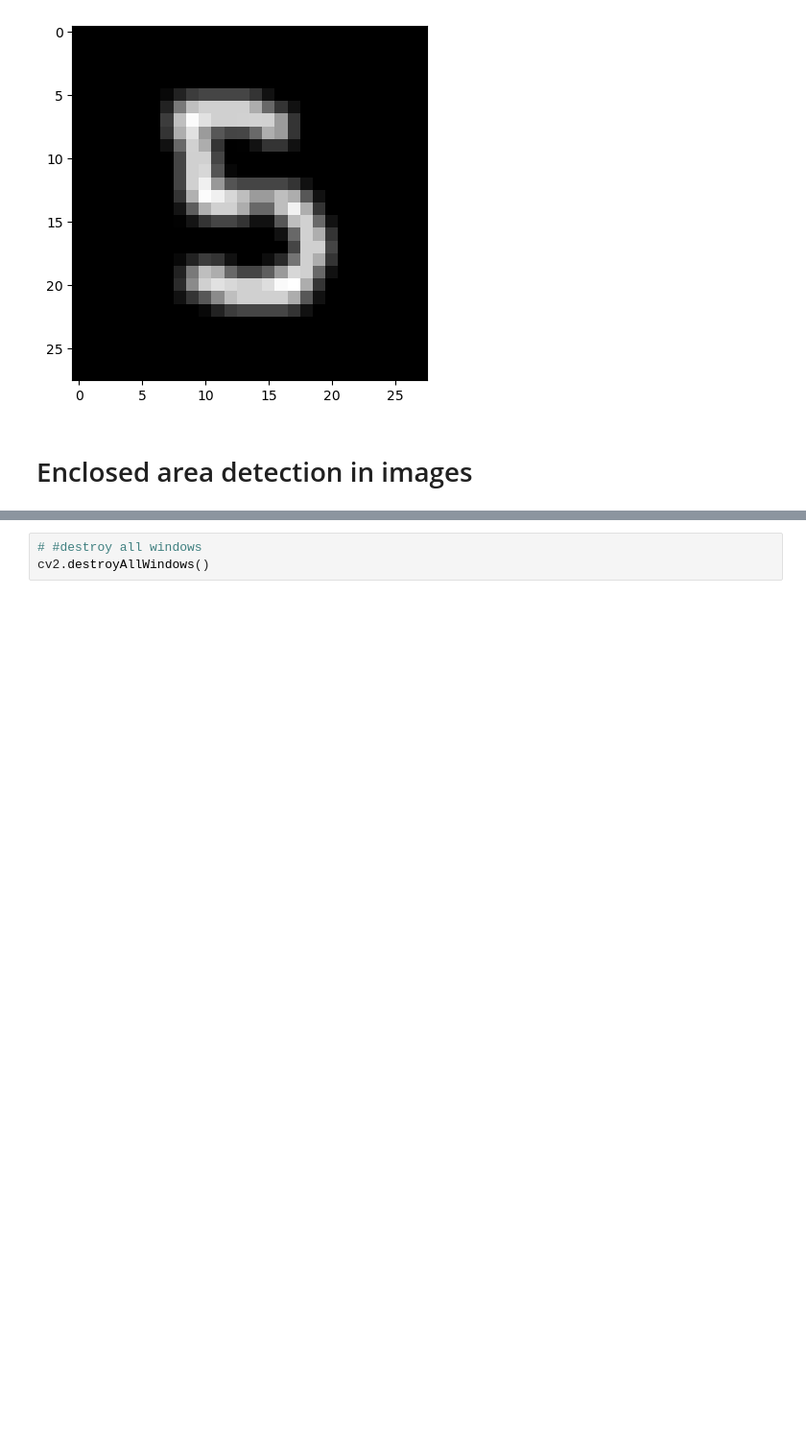
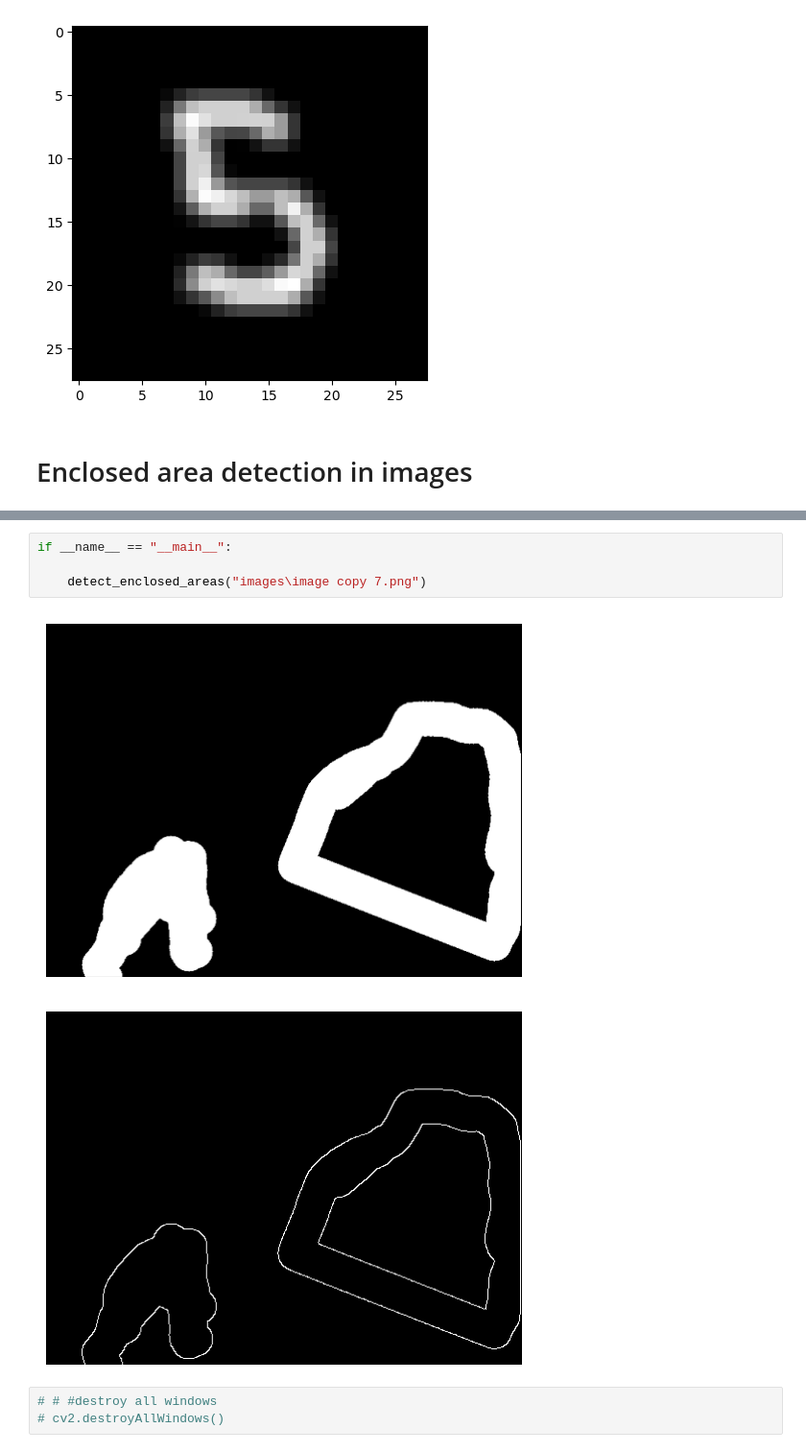
Before and after one commit to Navneetkrh/AirWritingAndDetection, a Jupyter notebook: Air_writing+recognition.ipynb, the cells around one changed output, grey strips where cells are left out. Shown at 96% size. Cells and saved outputs as stored; diff of their text form; blank space fills up the shorter version.

```diff
--- a/air_writing+image segmentation+digit_recognition.ipynb
+++ b/Air_writing+recognition.ipynb
@@ -780,3 +752,10 @@ Predicted: 5
+# %%
+if __name__ == "__main__":
+
+    detect_enclosed_areas("images\image copy 7.png")
+# %% [output]
+[figure, added]
+[figure, added]
 # %%
-# #destroy all windows
-cv2.destroyAllWindows()
+# # #destroy all windows
+# cv2.destroyAllWindows()
```
Also changed, not shown: parts of 4 cells of this notebook, 1 other file.
